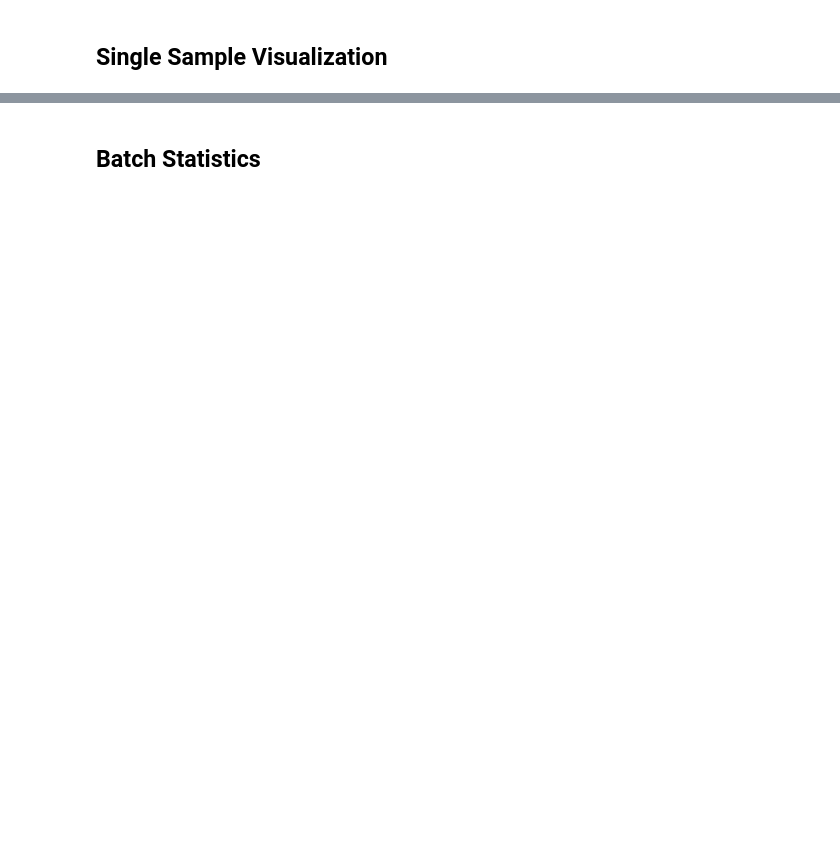
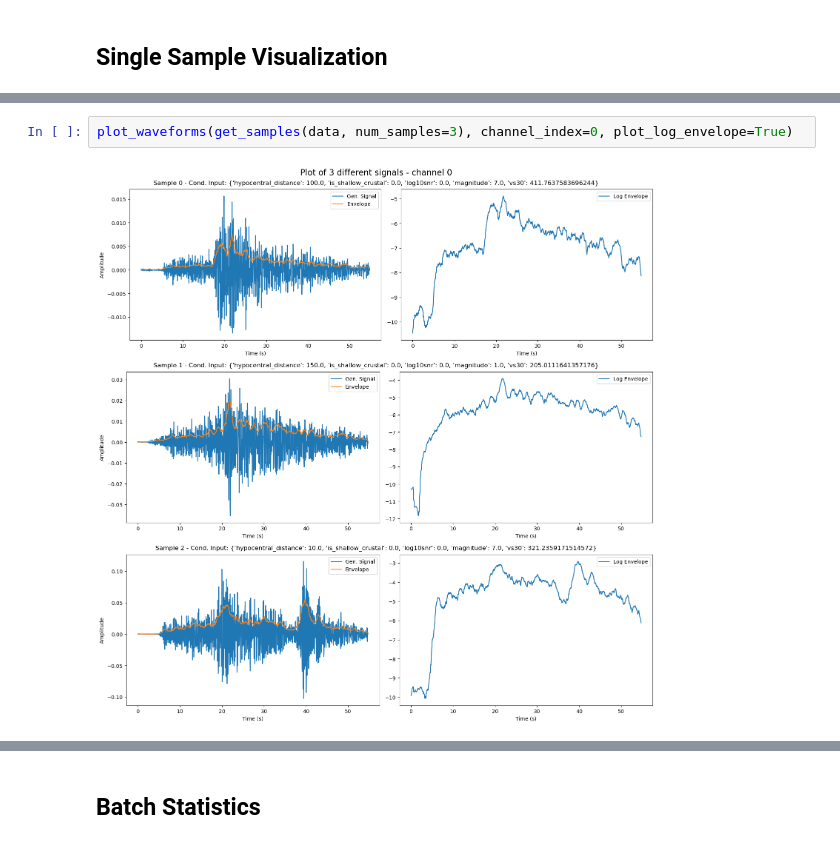
Before and after one commit to highfem/tqdne, a Jupyter notebook: notebooks/GM0-inference.ipynb, the cells around one changed output, grey strips where cells are left out. Drawn from its saved outputs; the diff is of its cells as text; blank space fills up the shorter version.

```diff
--- a/notebooks/GM0-inference.ipynb
+++ b/notebooks/GM0-inference.ipynb
@@ -126,0 +131,4 @@ plot_waveform_and_psd(data[-1], cond_input[-1], config.signal_length, config.fs)
+# %%
+plot_waveforms(get_samples(data, num_samples=3), channel_index=0, plot_log_envelope=True)
+# %% [output]
+[figure, added]
```
Also changed, not shown: parts of 21 cells of this notebook, 4 other files.
